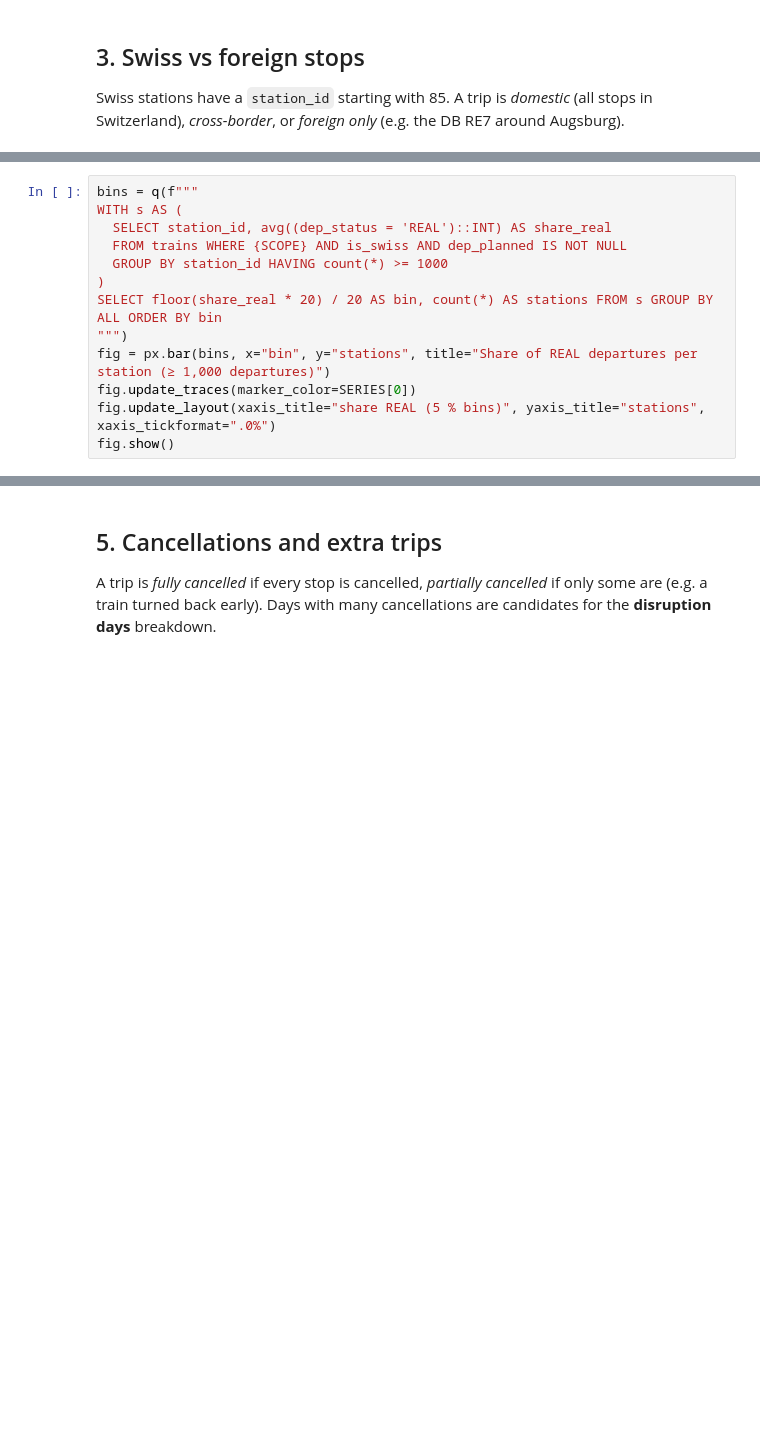
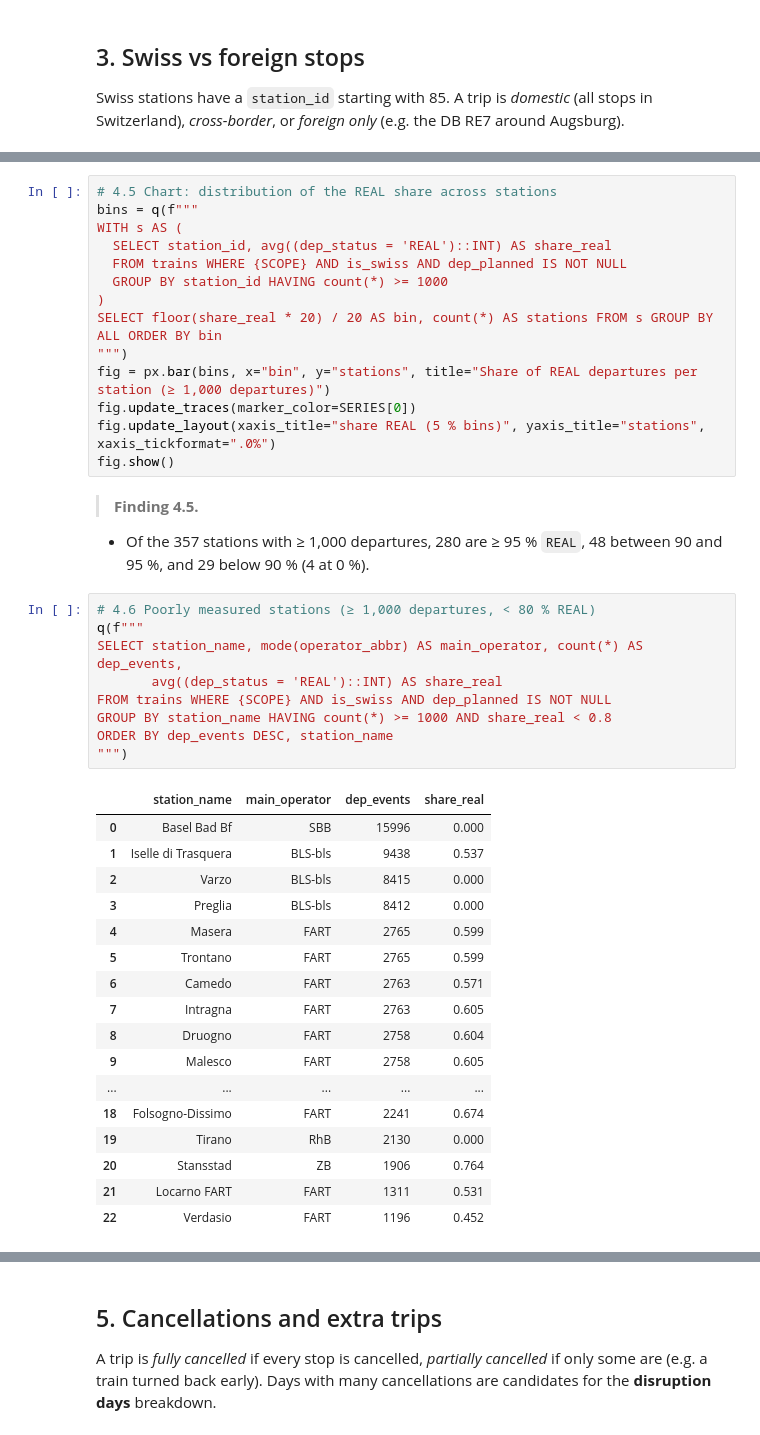
Before and after one commit to selim-ba/ml-train-delay, a Jupyter notebook: notebooks/01-data-quality.ipynb, the cells around one changed output, grey strips where cells are left out. Cells and saved outputs as stored; diff of their text form; blank space fills up the shorter version.

```diff
--- a/notebooks/01-data-quality.ipynb
+++ b/notebooks/01-data-quality.ipynb
@@ -190,4 +391,5 @@ by_station.head(20)
 # %%
+# 4.5 Chart: distribution of the REAL share across stations
 bins = q(f"""
 WITH s AS (
   SELECT station_id, avg((dep_status = 'REAL')::INT) AS share_real
@@ -200,3 +402,33 @@ fig = px.bar(bins, x="bin", y="stations", title="Share of REAL departures per st
 fig.update_traces(marker_color=SERIES[0])
 fig.update_layout(xaxis_title="share REAL (5 % bins)", yaxis_title="stations", xaxis_tickformat=".0%")
 fig.show()
+# %% [markdown]
+> **Finding 4.5.**
+- Of the 357 stations with ≥ 1,000 departures, 280 are ≥ 95 % `REAL`, 48 between 90 and 95 %, and 29 below 90 % (4 at 0 %).
+# %%
+# 4.6 Poorly measured stations (≥ 1,000 departures, < 80 % REAL)
+q(f"""
+SELECT station_name, mode(operator_abbr) AS main_operator, count(*) AS dep_events,
+       avg((dep_status = 'REAL')::INT) AS share_real
+FROM trains WHERE {SCOPE} AND is_swiss AND dep_planned IS NOT NULL
+GROUP BY station_name HAVING count(*) >= 1000 AND share_real < 0.8
+ORDER BY dep_events DESC, station_name
+""")
+# %% [output]
+|  | station_name | main_operator | dep_events | share_real |
+| 0 | Basel Bad Bf | SBB | 15996 | 0.000 |
+| 1 | Iselle di Trasquera | BLS-bls | 9438 | 0.537 |
+| 2 | Varzo | BLS-bls | 8415 | 0.000 |
+| 3 | Preglia | BLS-bls | 8412 | 0.000 |
+| 4 | Masera | FART | 2765 | 0.599 |
+| 5 | Trontano | FART | 2765 | 0.599 |
+| 6 | Camedo | FART | 2763 | 0.571 |
+| 7 | Intragna | FART | 2763 | 0.605 |
+| 8 | Druogno | FART | 2758 | 0.604 |
+| 9 | Malesco | FART | 2758 | 0.605 |
+| ... | ... | ... | ... | ... |
+| 18 | Folsogno-Dissimo | FART | 2241 | 0.674 |
+| 19 | Tirano | RhB | 2130 | 0.000 |
+| 20 | Stansstad | ZB | 1906 | 0.764 |
+| 21 | Locarno FART | FART | 1311 | 0.531 |
+| 22 | Verdasio | FART | 1196 | 0.452 |
```
Also changed, not shown: parts of 60 cells of this notebook, 7 other files.
